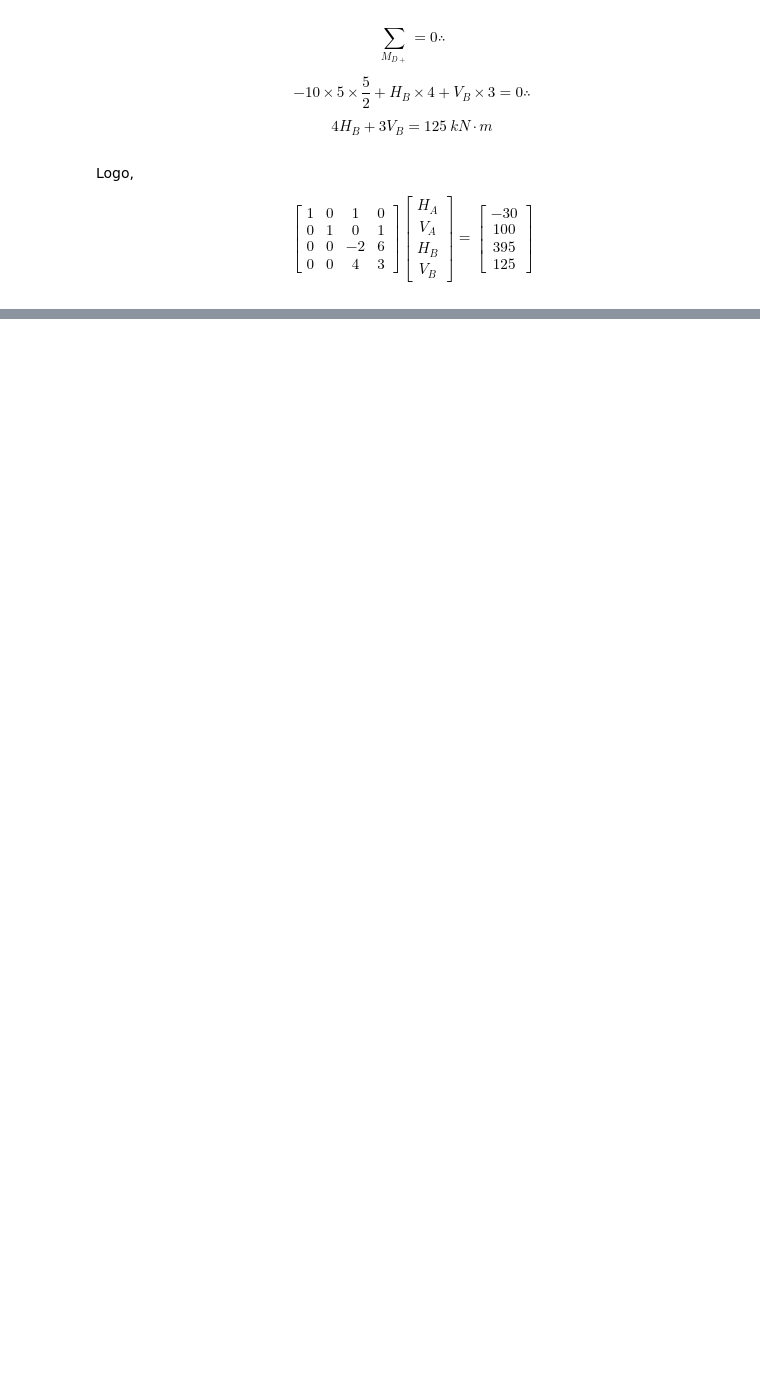
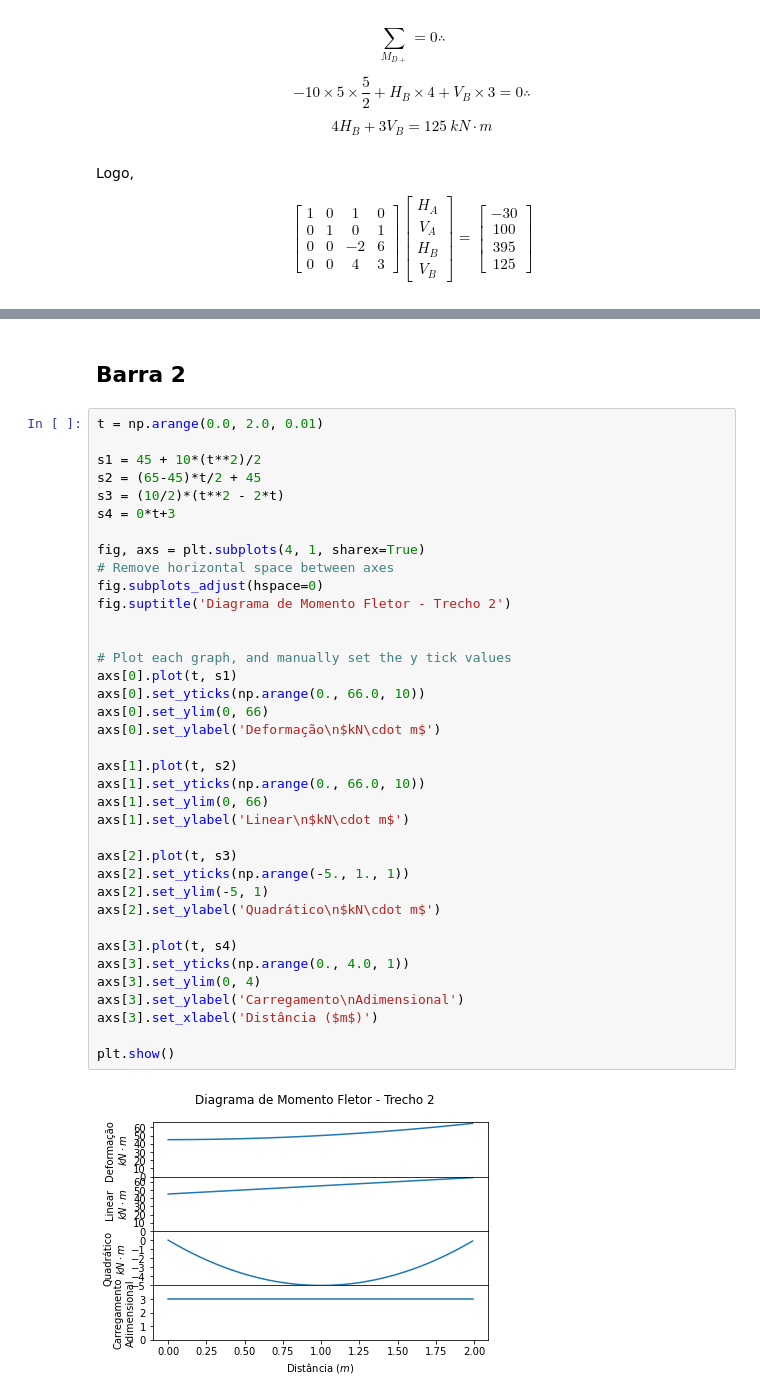
Before and after one commit to noedelima/Mecanica_dos_Solidos_Uff_20_1, a Jupyter notebook: Exercícios PA3/Exercício 5.ipynb, the cells around one changed output, grey strips where cells are left out. Cells and saved outputs as stored; diff of their text form; blank space fills up the shorter version.

```diff
--- a/Exercícios PA3/Exercício 5.ipynb
+++ b/Exercícios PA3/Exercício 5.ipynb
@@ -158,0 +314,41 @@ Assim, as reações de apoio são:
+# %% [markdown]
+## Barra 2
+# %%
+t = np.arange(0.0, 2.0, 0.01)
+
+s1 = 45 + 10*(t**2)/2
+s2 = (65-45)*t/2 + 45
+s3 = (10/2)*(t**2 - 2*t)
+s4 = 0*t+3
+
+fig, axs = plt.subplots(4, 1, sharex=True)
+# Remove horizontal space between axes
+fig.subplots_adjust(hspace=0)
+fig.suptitle('Diagrama de Momento Fletor - Trecho 2')
+
+
+# Plot each graph, and manually set the y tick values
+axs[0].plot(t, s1)
+axs[0].set_yticks(np.arange(0., 66.0, 10))
+axs[0].set_ylim(0, 66)
+axs[0].set_ylabel('Deformação\n$kN\cdot m$')
+
+axs[1].plot(t, s2)
+axs[1].set_yticks(np.arange(0., 66.0, 10))
+axs[1].set_ylim(0, 66)
+axs[1].set_ylabel('Linear\n$kN\cdot m$')
+
+axs[2].plot(t, s3)
+axs[2].set_yticks(np.arange(-5., 1., 1))
+axs[2].set_ylim(-5, 1)
+axs[2].set_ylabel('Quadrático\n$kN\cdot m$')
+
+axs[3].plot(t, s4)
+axs[3].set_yticks(np.arange(0., 4.0, 1))
+axs[3].set_ylim(0, 4)
+axs[3].set_ylabel('Carregamento\nAdimensional')
+axs[3].set_xlabel('Distância ($m$)')
+
+plt.show()
+# %% [output]
+[figure, added]
```
Also changed, not shown: parts of 56 cells of this notebook, 2 other files.
